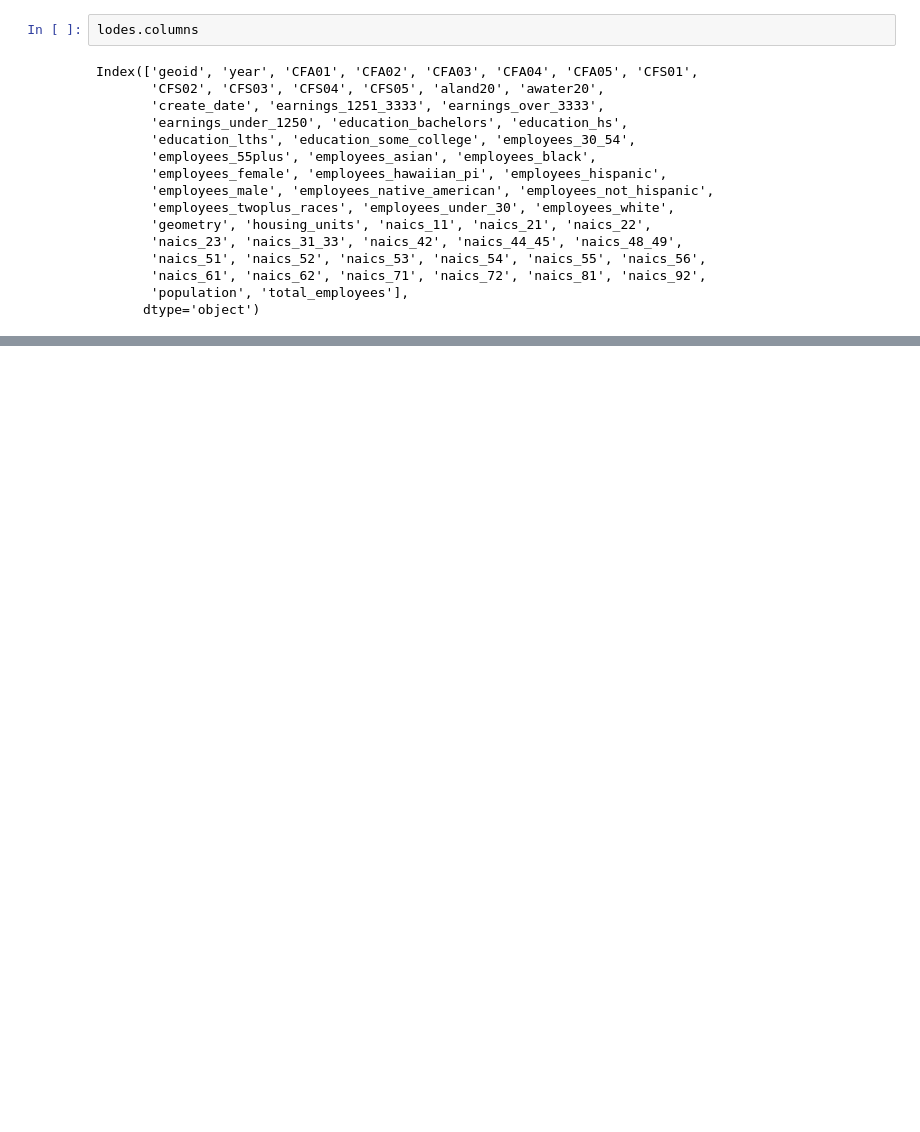
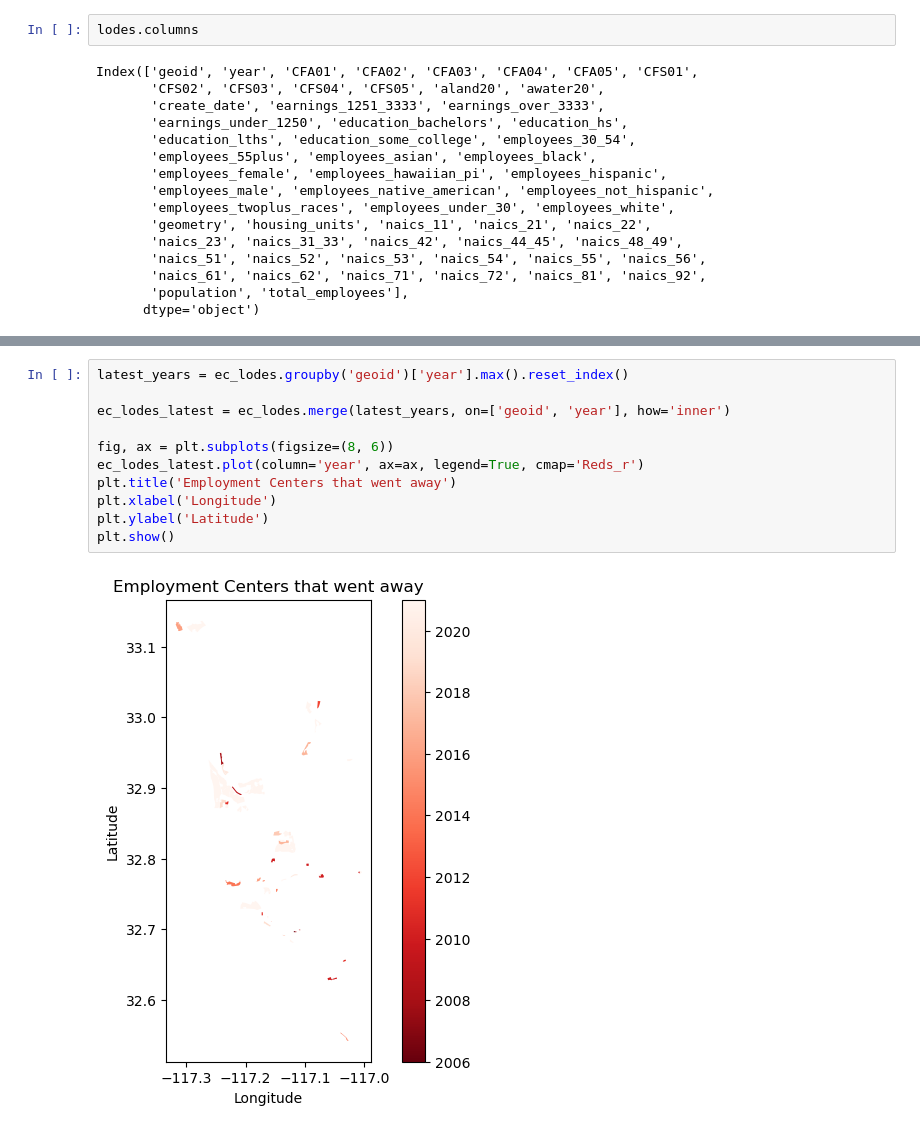
Before and after one commit to bartelgracie/Employment-Centers-, a Jupyter notebook: history.ipynb, the cells around one changed output, grey strips where cells are left out. Cells and saved outputs as stored; diff of their text form; blank space fills up the shorter version.

```diff
--- a/history.ipynb
+++ b/history.ipynb
@@ -84,0 +138,13 @@ IndexError: index 2021 is out of bounds for axis 0 with size 4
+# %%
+latest_years = ec_lodes.groupby('geoid')['year'].max().reset_index()
+
+ec_lodes_latest = ec_lodes.merge(latest_years, on=['geoid', 'year'], how='inner')
+
+fig, ax = plt.subplots(figsize=(8, 6))
+ec_lodes_latest.plot(column='year', ax=ax, legend=True, cmap='Reds_r')
+plt.title('Employment Centers that went away')
+plt.xlabel('Longitude')
+plt.ylabel('Latitude')
+plt.show()
+# %% [output]
+[figure, added]
```
Also changed, not shown: parts of 33 cells of this notebook.
